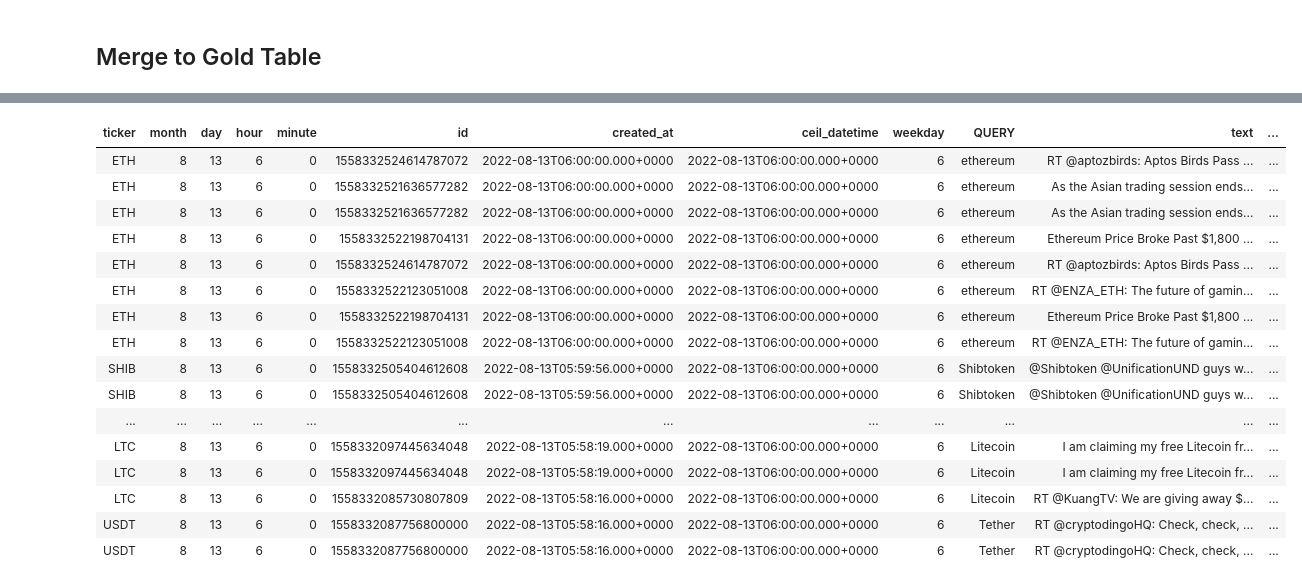
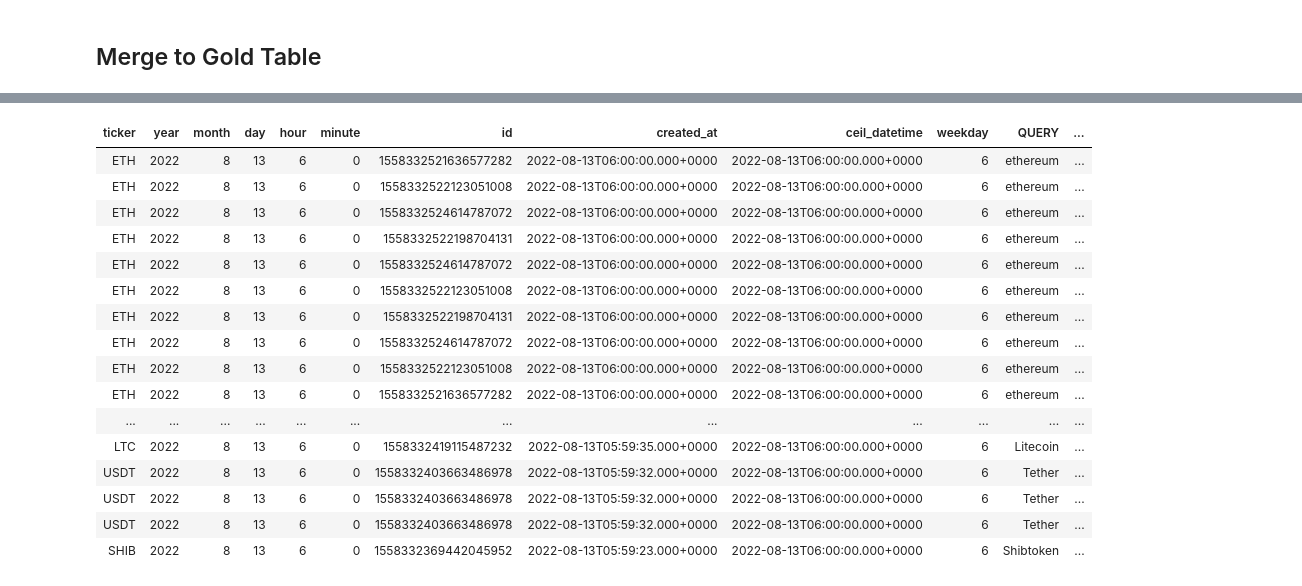
Before and after one commit to kosmobiker/ud108519_praca_magisterska, a Jupyter notebook: databricks/main_pipeline.ipynb, the cells around one changed output, grey strips where cells are left out. Saved outputs shown, nothing was run; the diff lists cells and outputs as text; code cells hidden in the pictures.

```diff
--- a/databricks/main_pipeline.ipynb
+++ b/databricks/main_pipeline.ipynb
@@ -393,25 +392,25 @@ gold_df.write\
 [interactive output not drawn]
 # %%
 %sql
-SELECT * FROM GOLD_TABLE
+SELECT * FROM gold_ohlc_tweet_data
 WHERE year = 2022
 ORDER BY created_at DESC
 LIMIT 25
 # %% [output]
-| ticker | month | day | hour | minute | id | created_at | ceil_datetime | weekday | QUERY | text | ... |
-| ETH | 8 | 13 | 6 | 0 | 1558332524614787072 | 2022-08-13T06:00:00.000+0000 | 2022-08-13T06:00:00.000+0000 | 6 | ethereum | RT @aptozbirds: Aptos Birds Pass ... | ... |
-| ETH | 8 | 13 | 6 | 0 | 1558332521636577282 | 2022-08-13T06:00:00.000+0000 | 2022-08-13T06:00:00.000+0000 | 6 | ethereum | As the Asian trading session ends... | ... |
-| ETH | 8 | 13 | 6 | 0 | 1558332521636577282 | 2022-08-13T06:00:00.000+0000 | 2022-08-13T06:00:00.000+0000 | 6 | ethereum | As the Asian trading session ends... | ... |
-| ETH | 8 | 13 | 6 | 0 | 1558332522198704131 | 2022-08-13T06:00:00.000+0000 | 2022-08-13T06:00:00.000+0000 | 6 | ethereum | Ethereum Price Broke Past $1,800 ... | ... |
-| ETH | 8 | 13 | 6 | 0 | 1558332524614787072 | 2022-08-13T06:00:00.000+0000 | 2022-08-13T06:00:00.000+0000 | 6 | ethereum | RT @aptozbirds: Aptos Birds Pass ... | ... |
-| ETH | 8 | 13 | 6 | 0 | 1558332522123051008 | 2022-08-13T06:00:00.000+0000 | 2022-08-13T06:00:00.000+0000 | 6 | ethereum | RT @ENZA_ETH: The future of gamin... | ... |
-| ETH | 8 | 13 | 6 | 0 | 1558332522198704131 | 2022-08-13T06:00:00.000+0000 | 2022-08-13T06:00:00.000+0000 | 6 | ethereum | Ethereum Price Broke Past $1,800 ... | ... |
-| ETH | 8 | 13 | 6 | 0 | 1558332522123051008 | 2022-08-13T06:00:00.000+0000 | 2022-08-13T06:00:00.000+0000 | 6 | ethereum | RT @ENZA_ETH: The future of gamin... | ... |
-| SHIB | 8 | 13 | 6 | 0 | 1558332505404612608 | 2022-08-13T05:59:56.000+0000 | 2022-08-13T06:00:00.000+0000 | 6 | Shibtoken | @Shibtoken @UnificationUND guys w... | ... |
-| SHIB | 8 | 13 | 6 | 0 | 1558332505404612608 | 2022-08-13T05:59:56.000+0000 | 2022-08-13T06:00:00.000+0000 | 6 | Shibtoken | @Shibtoken @UnificationUND guys w... | ... |
+| ticker | year | month | day | hour | minute | id | created_at | ceil_datetime | weekday | QUERY | ... |
+| ETH | 2022 | 8 | 13 | 6 | 0 | 1558332521636577282 | 2022-08-13T06:00:00.000+0000 | 2022-08-13T06:00:00.000+0000 | 6 | ethereum | ... |
+| ETH | 2022 | 8 | 13 | 6 | 0 | 1558332522123051008 | 2022-08-13T06:00:00.000+0000 | 2022-08-13T06:00:00.000+0000 | 6 | ethereum | ... |
+| ETH | 2022 | 8 | 13 | 6 | 0 | 1558332524614787072 | 2022-08-13T06:00:00.000+0000 | 2022-08-13T06:00:00.000+0000 | 6 | ethereum | ... |
+| ETH | 2022 | 8 | 13 | 6 | 0 | 1558332522198704131 | 2022-08-13T06:00:00.000+0000 | 2022-08-13T06:00:00.000+0000 | 6 | ethereum | ... |
+| ETH | 2022 | 8 | 13 | 6 | 0 | 1558332524614787072 | 2022-08-13T06:00:00.000+0000 | 2022-08-13T06:00:00.000+0000 | 6 | ethereum | ... |
+| ETH | 2022 | 8 | 13 | 6 | 0 | 1558332522123051008 | 2022-08-13T06:00:00.000+0000 | 2022-08-13T06:00:00.000+0000 | 6 | ethereum | ... |
+| ETH | 2022 | 8 | 13 | 6 | 0 | 1558332522198704131 | 2022-08-13T06:00:00.000+0000 | 2022-08-13T06:00:00.000+0000 | 6 | ethereum | ... |
+| ETH | 2022 | 8 | 13 | 6 | 0 | 1558332524614787072 | 2022-08-13T06:00:00.000+0000 | 2022-08-13T06:00:00.000+0000 | 6 | ethereum | ... |
+| ETH | 2022 | 8 | 13 | 6 | 0 | 1558332522123051008 | 2022-08-13T06:00:00.000+0000 | 2022-08-13T06:00:00.000+0000 | 6 | ethereum | ... |
+| ETH | 2022 | 8 | 13 | 6 | 0 | 1558332521636577282 | 2022-08-13T06:00:00.000+0000 | 2022-08-13T06:00:00.000+0000 | 6 | ethereum | ... |
 | ... | ... | ... | ... | ... | ... | ... | ... | ... | ... | ... | ... |
-| LTC | 8 | 13 | 6 | 0 | 1558332097445634048 | 2022-08-13T05:58:19.000+0000 | 2022-08-13T06:00:00.000+0000 | 6 | Litecoin | I am claiming my free Litecoin fr... | ... |
-| LTC | 8 | 13 | 6 | 0 | 1558332097445634048 | 2022-08-13T05:58:19.000+0000 | 2022-08-13T06:00:00.000+0000 | 6 | Litecoin | I am claiming my free Litecoin fr... | ... |
-| LTC | 8 | 13 | 6 | 0 | 1558332085730807809 | 2022-08-13T05:58:16.000+0000 | 2022-08-13T06:00:00.000+0000 | 6 | Litecoin | RT @KuangTV: We are giving away $... | ... |
-| USDT | 8 | 13 | 6 | 0 | 1558332087756800000 | 2022-08-13T05:58:16.000+0000 | 2022-08-13T06:00:00.000+0000 | 6 | Tether | RT @cryptodingoHQ: Check, check, ... | ... |
-| USDT | 8 | 13 | 6 | 0 | 1558332087756800000 | 2022-08-13T05:58:16.000+0000 | 2022-08-13T06:00:00.000+0000 | 6 | Tether | RT @cryptodingoHQ: Check, check, ... | ... |
+| LTC | 2022 | 8 | 13 | 6 | 0 | 1558332419115487232 | 2022-08-13T05:59:35.000+0000 | 2022-08-13T06:00:00.000+0000 | 6 | Litecoin | ... |
+| USDT | 2022 | 8 | 13 | 6 | 0 | 1558332403663486978 | 2022-08-13T05:59:32.000+0000 | 2022-08-13T06:00:00.000+0000 | 6 | Tether | ... |
+| USDT | 2022 | 8 | 13 | 6 | 0 | 1558332403663486978 | 2022-08-13T05:59:32.000+0000 | 2022-08-13T06:00:00.000+0000 | 6 | Tether | ... |
+| USDT | 2022 | 8 | 13 | 6 | 0 | 1558332403663486978 | 2022-08-13T05:59:32.000+0000 | 2022-08-13T06:00:00.000+0000 | 6 | Tether | ... |
+| SHIB | 2022 | 8 | 13 | 6 | 0 | 1558332369442045952 | 2022-08-13T05:59:23.000+0000 | 2022-08-13T06:00:00.000+0000 | 6 | Shibtoken | ... |
```
Also changed, not shown: parts of 8 cells of this notebook, 3 other files.
